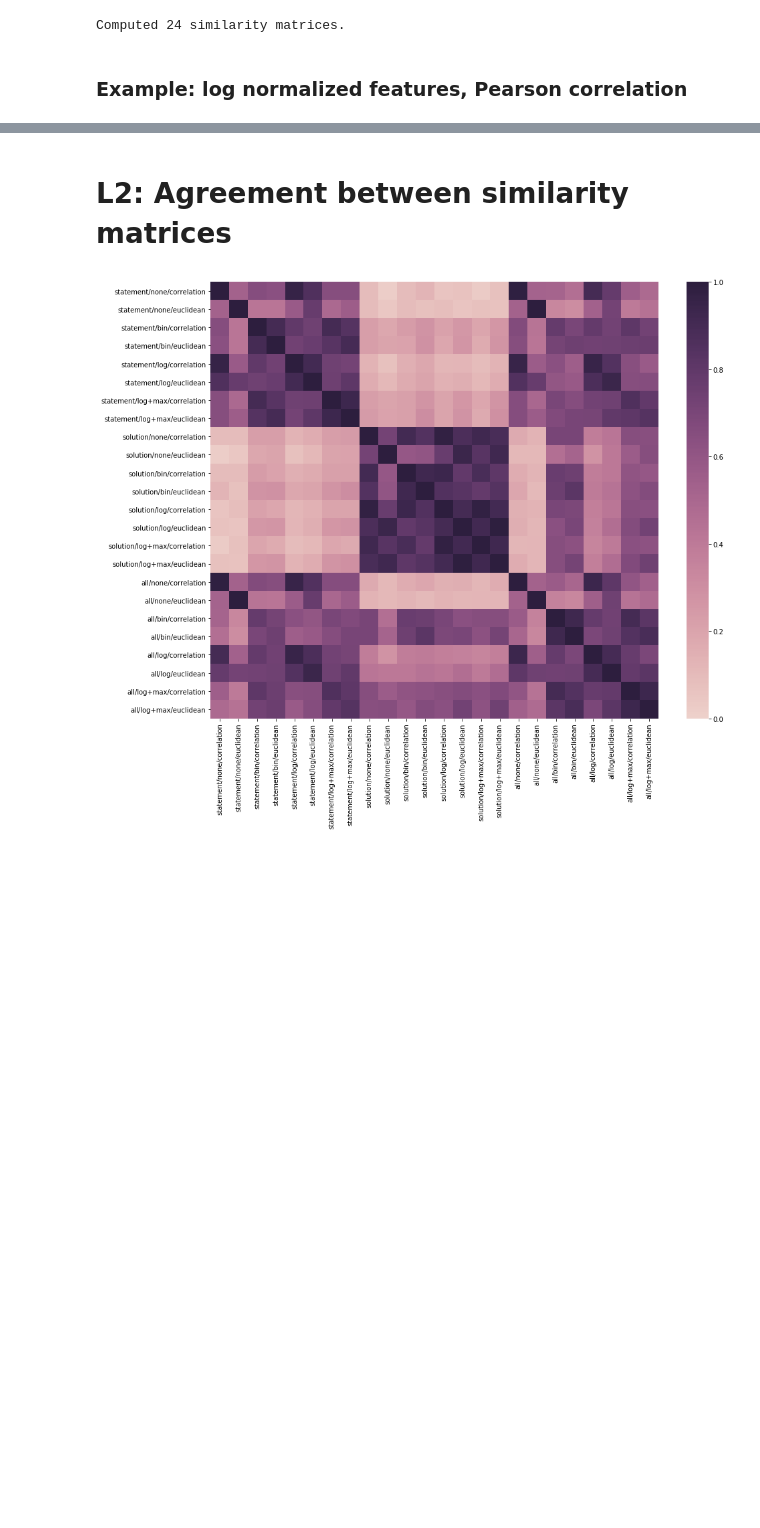
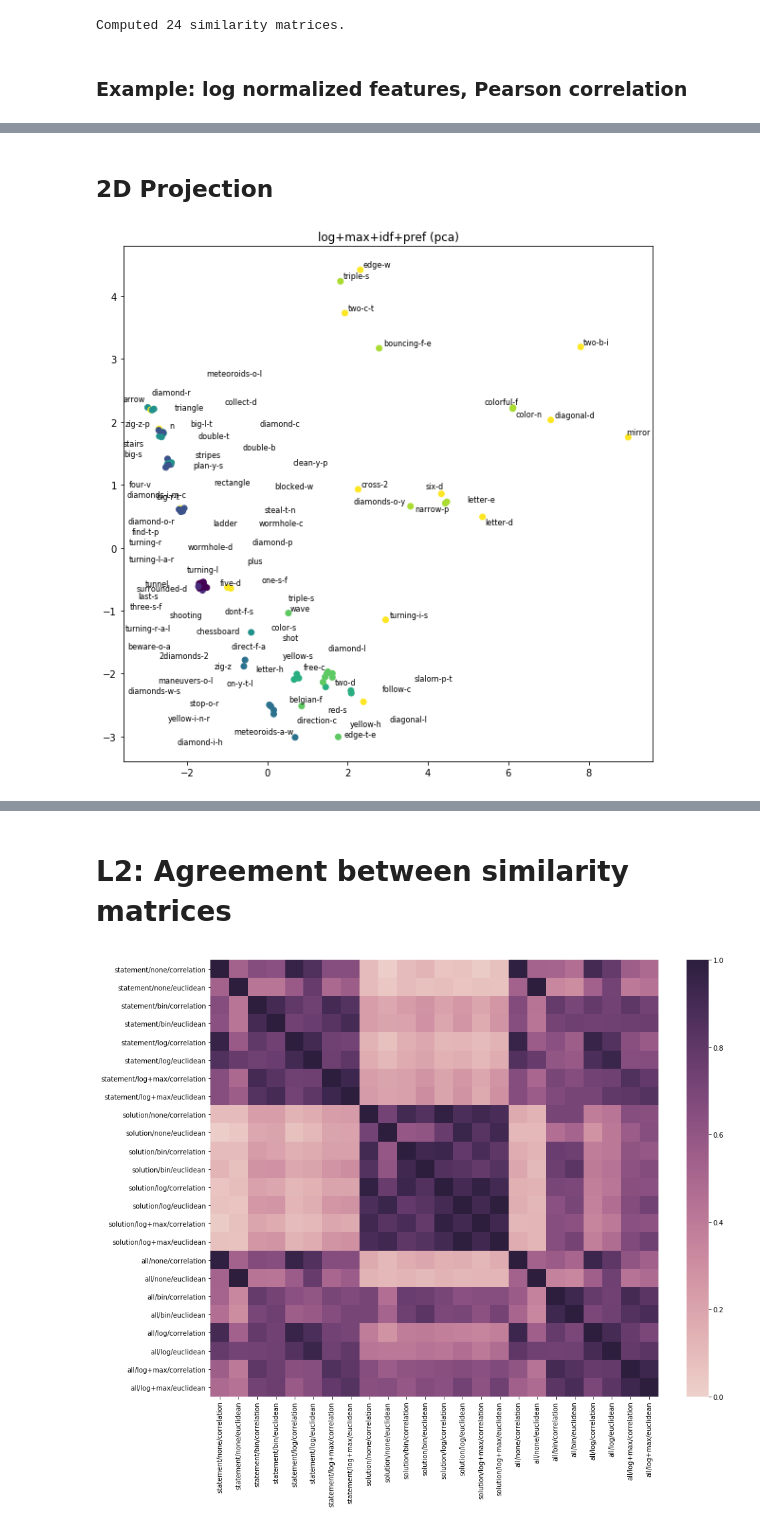
Before and after one commit to adaptive-learning/flocs-analyses, a Jupyter notebook: item_similarity/2018_01_02.ipynb, the cells around one changed output, grey strips where cells are left out. Saved outputs shown, nothing was run; the diff lists cells and outputs as text; code cells hidden in the pictures; blank space fills up the shorter version.

Commit message:
Add projections and tf-idf

```diff
--- a/item_similarity/2018_01_02.ipynb
+++ b/item_similarity/2018_01_02.ipynb
@@ -233,0 +257,55 @@ show_similarity_matrix(similarity_matrices['all/log/correlation'])
+# %% [markdown]
+## 2D Projection
+# %%
+def create_model(name):
+    if name == 'pca':
+        return PCA(n_components=2)
+    if name == 'tsne':
+        return TSNE(perplexity=30, learning_rate=200, n_iter=5000)
+    raise ValueError('Unknown model name "{name}"'.format(name=name))
+
+
+def to_level_value(level, norm=True):
+    levels = {
+        'moves': 1,
+        'world': 2,
+        'repeat': 3,
+        'while': 4,
+        'loops': 5,
+        'if': 6,
+        'comparing': 7,
+        'if-else': 8,
+        'final-challenge': 9
+    }
+    value = levels[level]
+    return value/9 if norm else value
+
+
+def shorten(name):
+    parts = name.split('-')
+    parts[1:] = [part[0] for part in parts[1:]]
+    return '-'.join(parts)
+    #return name[:10]
+
+
+def project(features, model='pca', label=''):
+    title = '{label} ({model})'.format(label=label, model=model)
+    model = create_model(name=model)
+    emb = pd.DataFrame(model.fit_transform(features))
+    plt.figure(figsize=(10, 10))
+    n = len(emb)
+    x = emb[0] + np.random.normal(scale=0.05, size=n)
+    y = emb[1] + np.random.normal(scale=0.05, size=n)
+    colors = tasks.level.apply(lambda l: to_level_value(l))
+    plt.scatter(x, y, c=colors, cmap=plt.get_cmap('viridis'))
+    label_fn = lambda i: shorten(tasks.name.iloc[i])
+    labels = [plt.text(x[i], y[i], label_fn(i), size=8) for i in range(n)]
+    adjust_text(labels)
+    plt.title(title)
+    plt.show()
+    return model
+
+transform = 'log+max+idf+pref'
+model = project(get_feature_df(transform=transform), label=transform)
+# %% [output]
+[figure, added]
```
Also changed, not shown: parts of 5 cells of this notebook, 2 other files.
